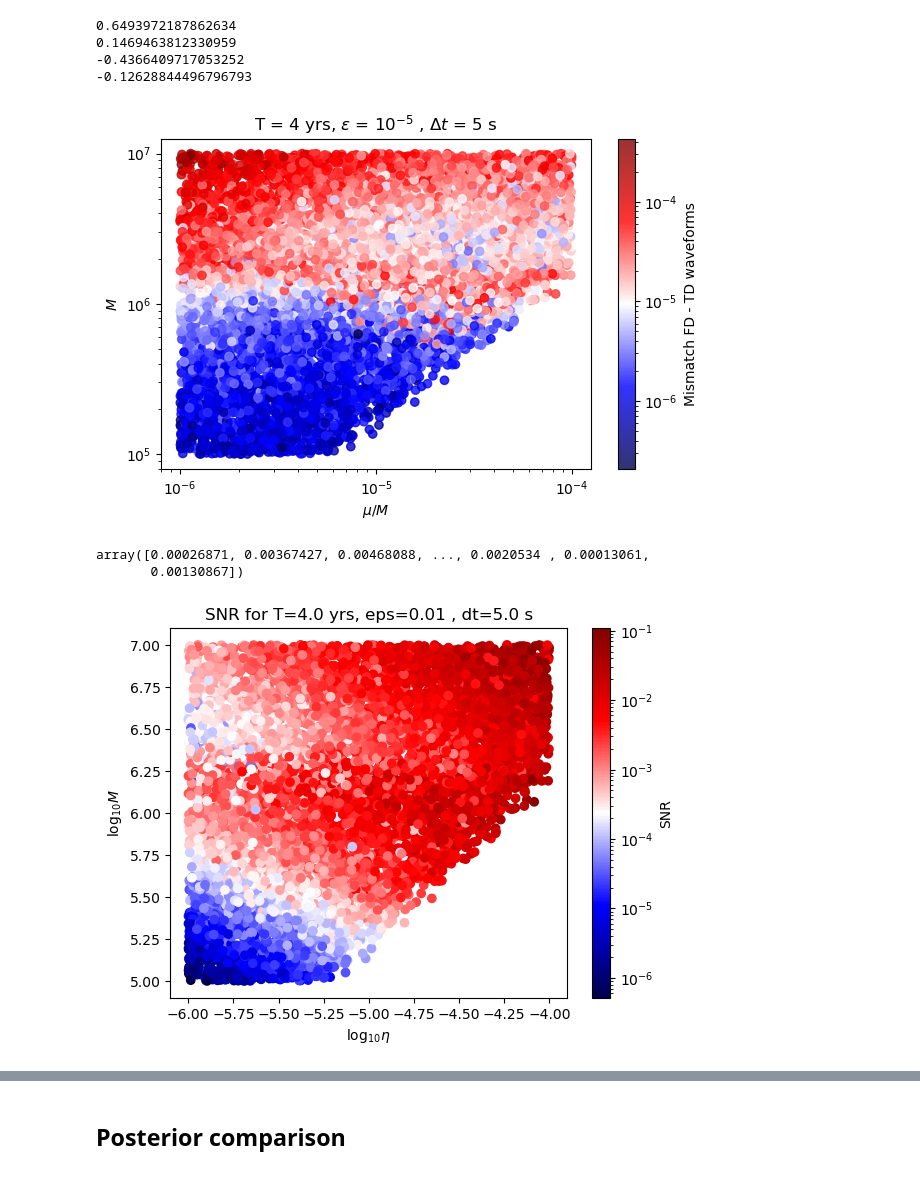
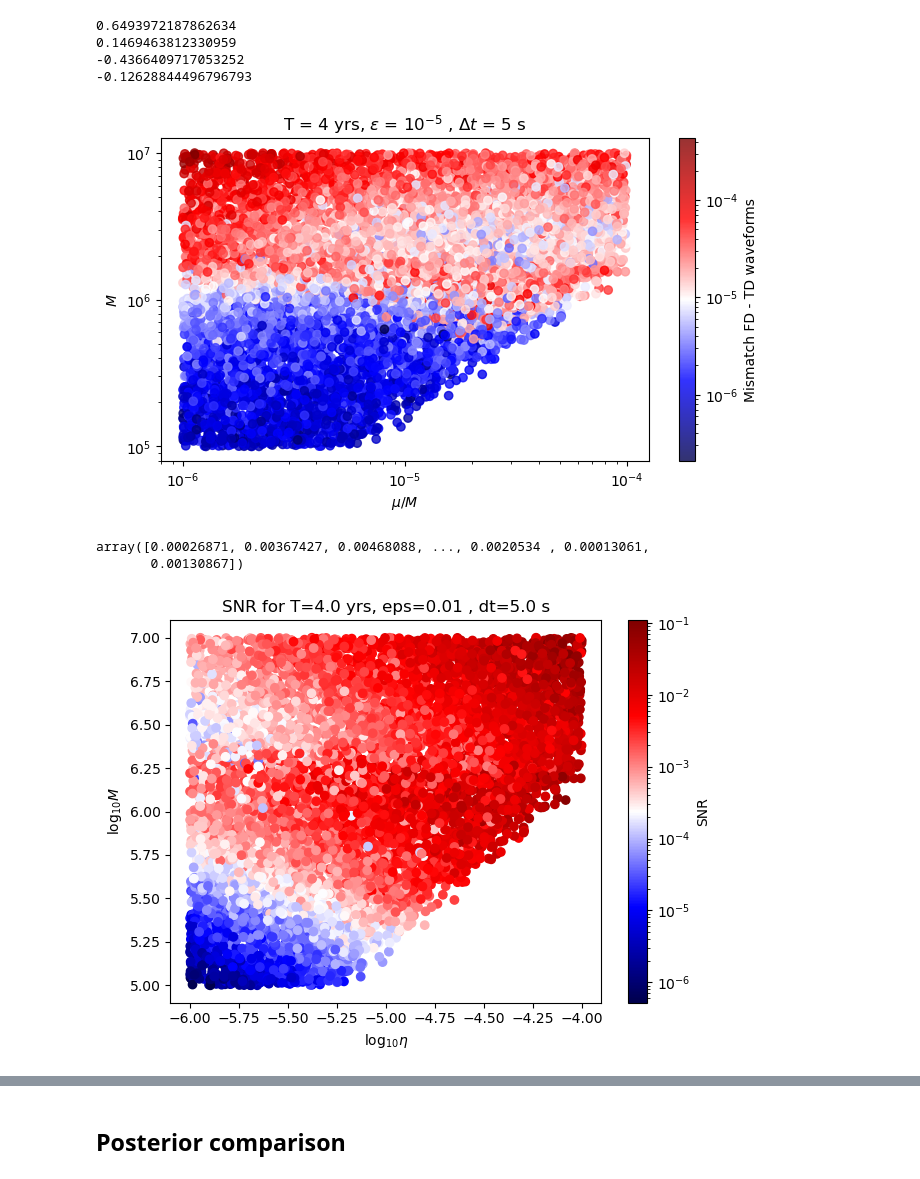
Before and after one commit to lorenzsp/EMRI_FrequencyDomainWaveforms, a Jupyter notebook: single_waveform_analysis.ipynb, the cells around one changed output, grey strips where cells are left out. Saved outputs shown, nothing was run; the diff lists cells and outputs as text; code cells hidden in the pictures.

Commit message:
new plots

```diff
--- a/single_waveform_analysis.ipynb
+++ b/single_waveform_analysis.ipynb
@@ -32,8 +32,8 @@ from FDutils import *
 try:
     import cupy as xp
     # set GPU device
-    os.system(f"CUDA_VISIBLE_DEVICES=4")
-    os.environ["CUDA_VISIBLE_DEVICES"] = "4"
+    os.system(f"CUDA_VISIBLE_DEVICES=0")
+    os.environ["CUDA_VISIBLE_DEVICES"] = "0"
     use_gpu = True
 
 except (ImportError, ModuleNotFoundError) as e:
@@ -688,34 +692,35 @@ for var in [0,1,3,4]:
 ii = 3
 # Generate random data
 x = injection_pars[ii][:,1]/injection_pars[ii][:,0]
 omega = (injection_pars[ii][:,3]/(1-injection_pars[ii][:,4]**2))**(-3/2)/(2*np.pi*MTSUN_SI*injection_pars[ii][:,0])
 y = injection_pars[ii][:,0]#omega#
 z = mismatch_windowed_h[ii]#speed_td[ii]/speed_fd[ii]
 
 # Define color scheme
 cmap = plt.get_cmap('seismic')
 colors = cmap(z)
 
 enlarge = 1.2
 # Plot scatter plot with colormap and color bar
 fig, ax = plt.subplots(figsize=(figsize_std[0]*enlarge,figsize_std[1]*enlarge))
 plt.title(f'T = {int(dt_T_eps[ii][1])} yrs, $\epsilon$ = ${as_si(dt_T_eps[ii][2],0)}$ , $\Delta t$ = {int(dt_T_eps[ii][0])} s')
 
 plt.scatter(x, y, c=z, cmap=cmap, norm=matplotlib.colors.LogNorm(),alpha=0.8)
 plt.colorbar(label='Mismatch FD - TD waveforms')
 # plt.colorbar(label='log10 Mismatch')
 
 # Set axis labels and title
 ax.set_xlabel('$\mu/M$')
 ax.set_ylabel('$M$')
 ax.set_yscale('log')
 ax.set_xscale('log')
 # ax.set_title('Speed up as a function of the parameter spac')
 
 # Show the plot
+plt.tight_layout()
 plt.savefig('figures/mass_massratio_mismatch.pdf')
 # %% [output]
-[figure, old version]
+[figure, new version]
 # %%
 mismatch[ii]
 # %% [output]
@@ -744,9 +749,10 @@ ax.set_ylabel('$\log_{10} M$')
 # ax.set_title('Speed up as a function of the parameter spac')
 
 # Show the plot
+plt.tight_layout()
 plt.show()
 # %% [output]
-[figure, old version]
+[figure, new version]
 # %%
 [print(el) for el in injection_pars[ii][np.argmax(z)]]
 print("\n",z[np.argmax(z)])
```
Also changed, not shown: parts of 11 cells of this notebook, 9 other files.
